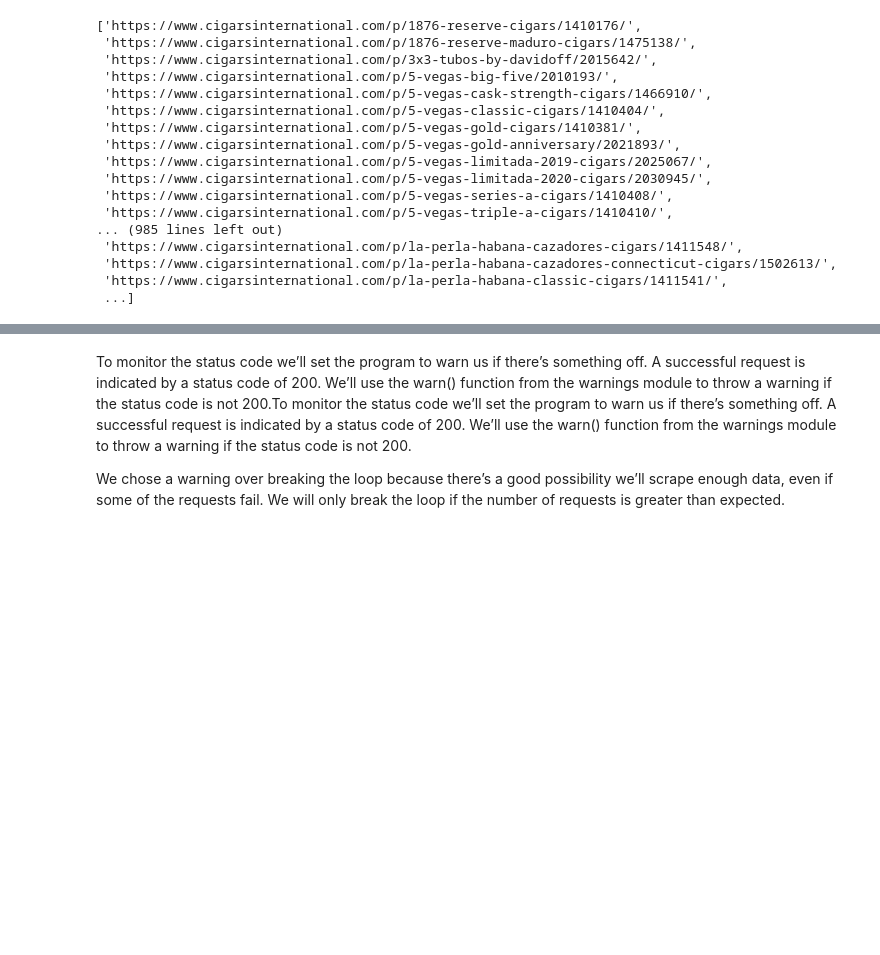
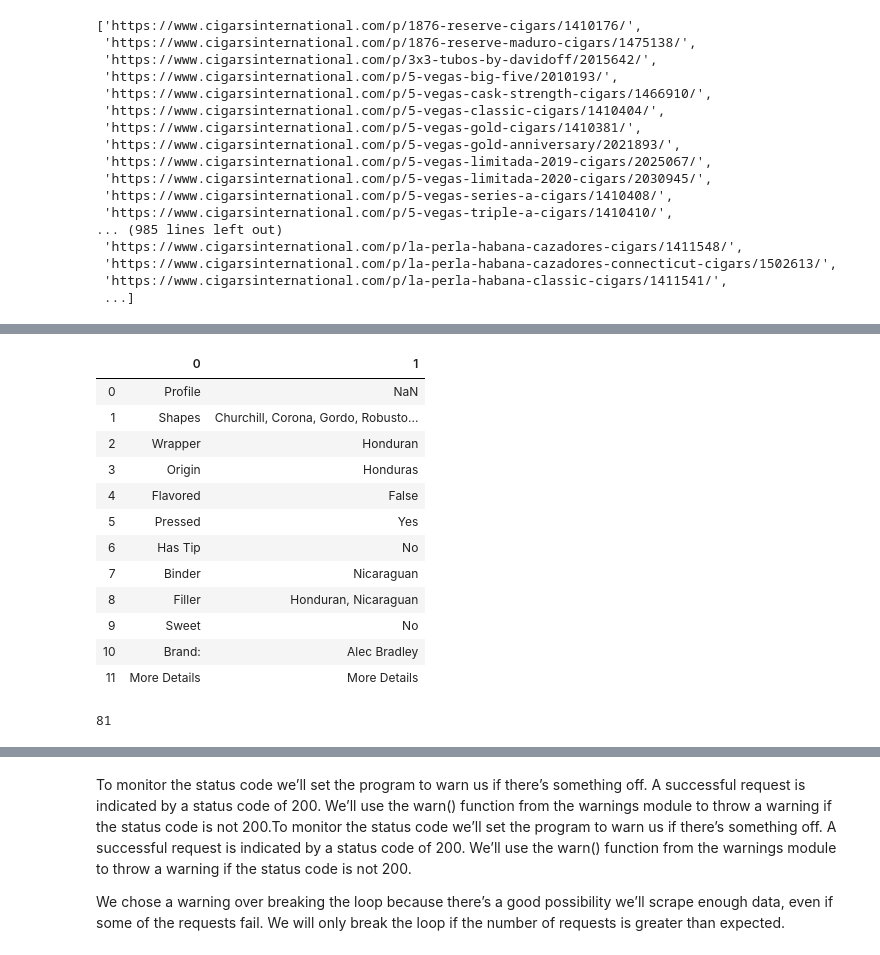
Before and after one commit to SteveRNewman/cigar_recommender, a Jupyter notebook: Capstone.ipynb, the cells around one changed output, grey strips where cells are left out. Cells and saved outputs as stored; diff of their text form; code cells hidden in the pictures; blank space fills up the shorter version.

```diff
--- a/Capstone.ipynb
+++ b/Capstone.ipynb
@@ -421,5 +331,0 @@ display(ind_tags)
-# %%
-
-display(data)
-df = pd.DataFrame(data)
-df
@@ -459,0 +352,19 @@ Status code:  200
+# %%
+    tables = row.find_all('table')
+    df = pd.read_html(str(tables[0]))
+    dfs = df[0]
+    dfs
+# %% [output]
+|  | 0 | 1 |
+| 0 | Profile | NaN |
+| 1 | Shapes | Churchill, Corona, Gordo, Robusto... |
+| 2 | Wrapper | Honduran |
+| 3 | Origin | Honduras |
+| 4 | Flavored | False |
+| 5 | Pressed | Yes |
+| 6 | Has Tip | No |
+| 7 | Binder | Nicaraguan |
+| 8 | Filler | Honduran, Nicaraguan |
+| 9 | Sweet | No |
+| 10 | Brand: | Alec Bradley |
+| 11 | More Details | More Details |
@@ -459,0 +374,4 @@ Status code:  200
+# %%
+len(ci_table)
+# %% [output]
+81
```
Also changed, not shown: parts of 110 cells of this notebook.
